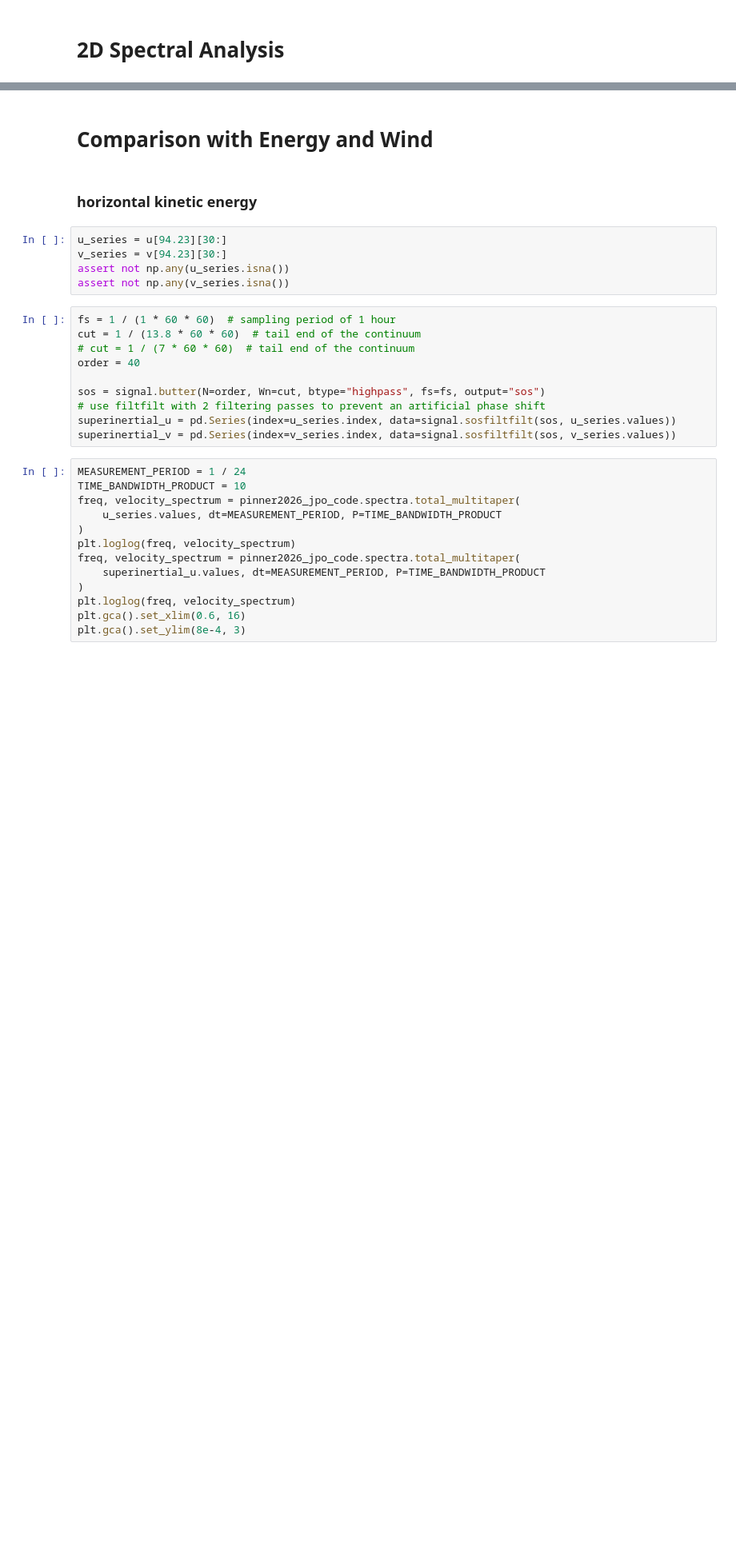
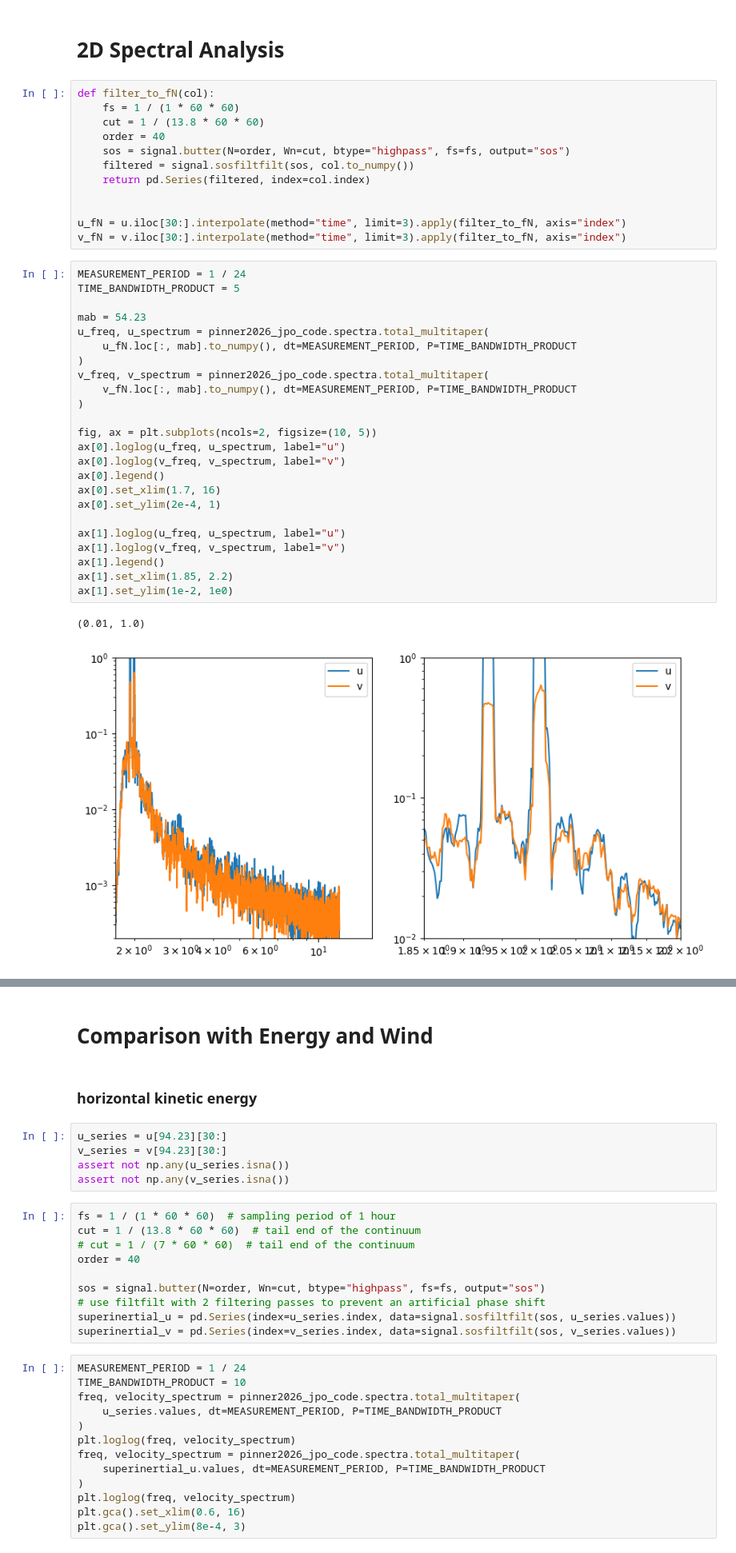
Before and after one commit to opinner/pinner2026_JPO_code, a Jupyter notebook: notebooks/exploratory/ADCP_analysis.ipynb, the cells around one changed output, grey strips where cells are left out. Shown at 80% size. Drawn from its saved outputs; the diff is of its cells as text; blank space fills up the shorter version.

Commit message:
2D Spectra

```diff
--- a/notebooks/exploratory/ADCP_analysis.ipynb
+++ b/notebooks/exploratory/ADCP_analysis.ipynb
@@ -312,2 +351,41 @@ for axis in ax:
 # %% [markdown]
 # 2D Spectral Analysis
+# %%
+def filter_to_fN(col):
+    fs = 1 / (1 * 60 * 60)
+    cut = 1 / (13.8 * 60 * 60)
+    order = 40
+    sos = signal.butter(N=order, Wn=cut, btype="highpass", fs=fs, output="sos")
+    filtered = signal.sosfiltfilt(sos, col.to_numpy())
+    return pd.Series(filtered, index=col.index)
+
+
+u_fN = u.iloc[30:].interpolate(method="time", limit=3).apply(filter_to_fN, axis="index")
+v_fN = v.iloc[30:].interpolate(method="time", limit=3).apply(filter_to_fN, axis="index")
+# %%
+MEASUREMENT_PERIOD = 1 / 24
+TIME_BANDWIDTH_PRODUCT = 5
+
+mab = 54.23
+u_freq, u_spectrum = pinner2026_jpo_code.spectra.total_multitaper(
+    u_fN.loc[:, mab].to_numpy(), dt=MEASUREMENT_PERIOD, P=TIME_BANDWIDTH_PRODUCT
+)
+v_freq, v_spectrum = pinner2026_jpo_code.spectra.total_multitaper(
+    v_fN.loc[:, mab].to_numpy(), dt=MEASUREMENT_PERIOD, P=TIME_BANDWIDTH_PRODUCT
+)
+
+fig, ax = plt.subplots(ncols=2, figsize=(10, 5))
+ax[0].loglog(u_freq, u_spectrum, label="u")
+ax[0].loglog(v_freq, v_spectrum, label="v")
+ax[0].legend()
+ax[0].set_xlim(1.7, 16)
+ax[0].set_ylim(2e-4, 1)
+
+ax[1].loglog(u_freq, u_spectrum, label="u")
+ax[1].loglog(v_freq, v_spectrum, label="v")
+ax[1].legend()
+ax[1].set_xlim(1.85, 2.2)
+ax[1].set_ylim(1e-2, 1e0)
+# %% [output]
+(0.01, 1.0)
+[figure, added]
```
Also changed, not shown: parts of 14 cells of this notebook.
